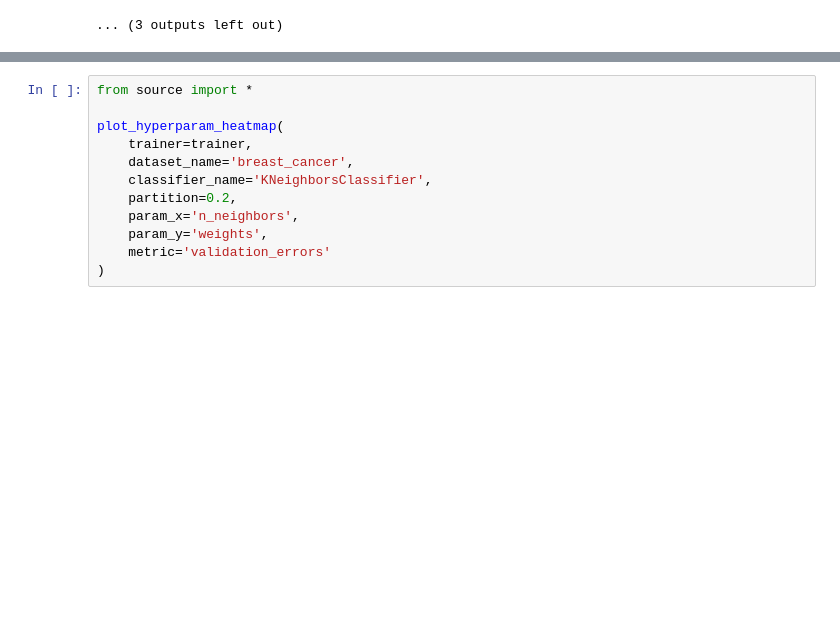
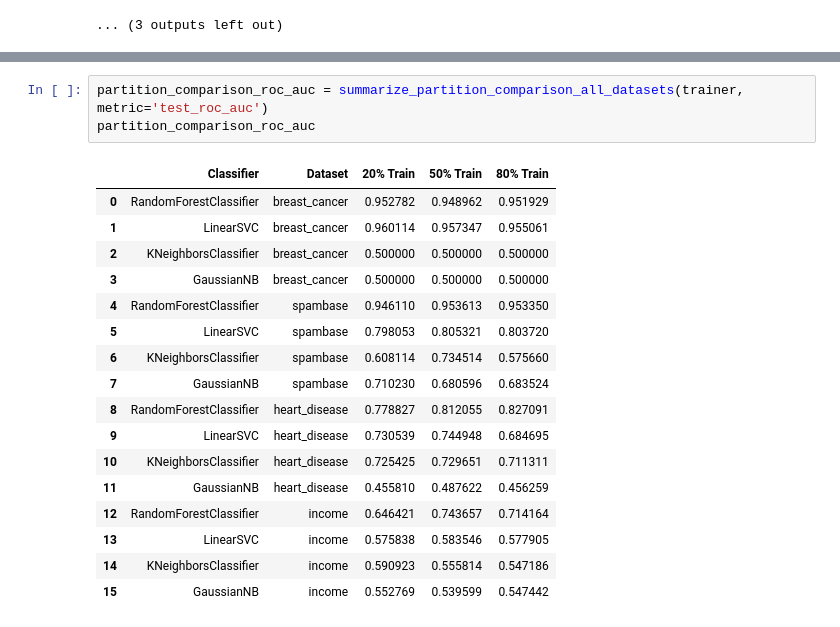
Before and after one commit to holliwood8/final-project, a Jupyter notebook: final-project.ipynb, the cells around one changed output, grey strips where cells are left out. Cells and saved outputs as stored; diff of their text form; blank space fills up the shorter version.

```diff
--- a/final-project.ipynb
+++ b/final-project.ipynb
@@ -335,12 +357,21 @@ partition_comparison_all_table.to_csv("partition_comparison_all_table.csv", inde
-# %%
-from source import *
-
-plot_hyperparam_heatmap(
-    trainer=trainer,
-    dataset_name='breast_cancer',
-    classifier_name='KNeighborsClassifier',
-    partition=0.2,
-    param_x='n_neighbors',
-    param_y='weights',
-    metric='validation_errors'
-)
+# %%
+partition_comparison_roc_auc = summarize_partition_comparison_all_datasets(trainer, metric='test_roc_auc')
+partition_comparison_roc_auc
+# %% [output]
+|  | Classifier | Dataset | 20% Train | 50% Train | 80% Train |
+| 0 | RandomForestClassifier | breast_cancer | 0.952782 | 0.948962 | 0.951929 |
+| 1 | LinearSVC | breast_cancer | 0.960114 | 0.957347 | 0.955061 |
+| 2 | KNeighborsClassifier | breast_cancer | 0.500000 | 0.500000 | 0.500000 |
+| 3 | GaussianNB | breast_cancer | 0.500000 | 0.500000 | 0.500000 |
+| 4 | RandomForestClassifier | spambase | 0.946110 | 0.953613 | 0.953350 |
+| 5 | LinearSVC | spambase | 0.798053 | 0.805321 | 0.803720 |
+| 6 | KNeighborsClassifier | spambase | 0.608114 | 0.734514 | 0.575660 |
+| 7 | GaussianNB | spambase | 0.710230 | 0.680596 | 0.683524 |
+| 8 | RandomForestClassifier | heart_disease | 0.778827 | 0.812055 | 0.827091 |
+| 9 | LinearSVC | heart_disease | 0.730539 | 0.744948 | 0.684695 |
+| 10 | KNeighborsClassifier | heart_disease | 0.725425 | 0.729651 | 0.711311 |
+| 11 | GaussianNB | heart_disease | 0.455810 | 0.487622 | 0.456259 |
+| 12 | RandomForestClassifier | income | 0.646421 | 0.743657 | 0.714164 |
+| 13 | LinearSVC | income | 0.575838 | 0.583546 | 0.577905 |
+| 14 | KNeighborsClassifier | income | 0.590923 | 0.555814 | 0.547186 |
+| 15 | GaussianNB | income | 0.552769 | 0.539599 | 0.547442 |
```
Also changed, not shown: parts of 19 cells of this notebook, 4 other files.
